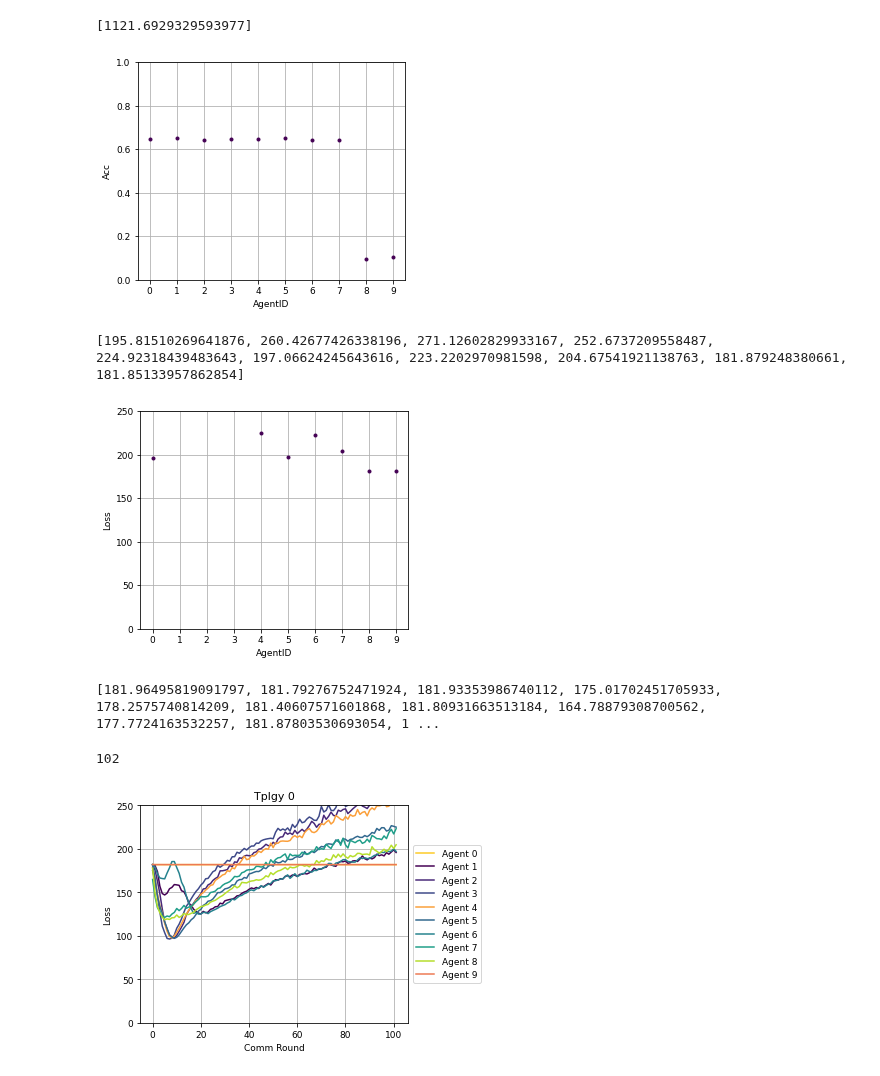
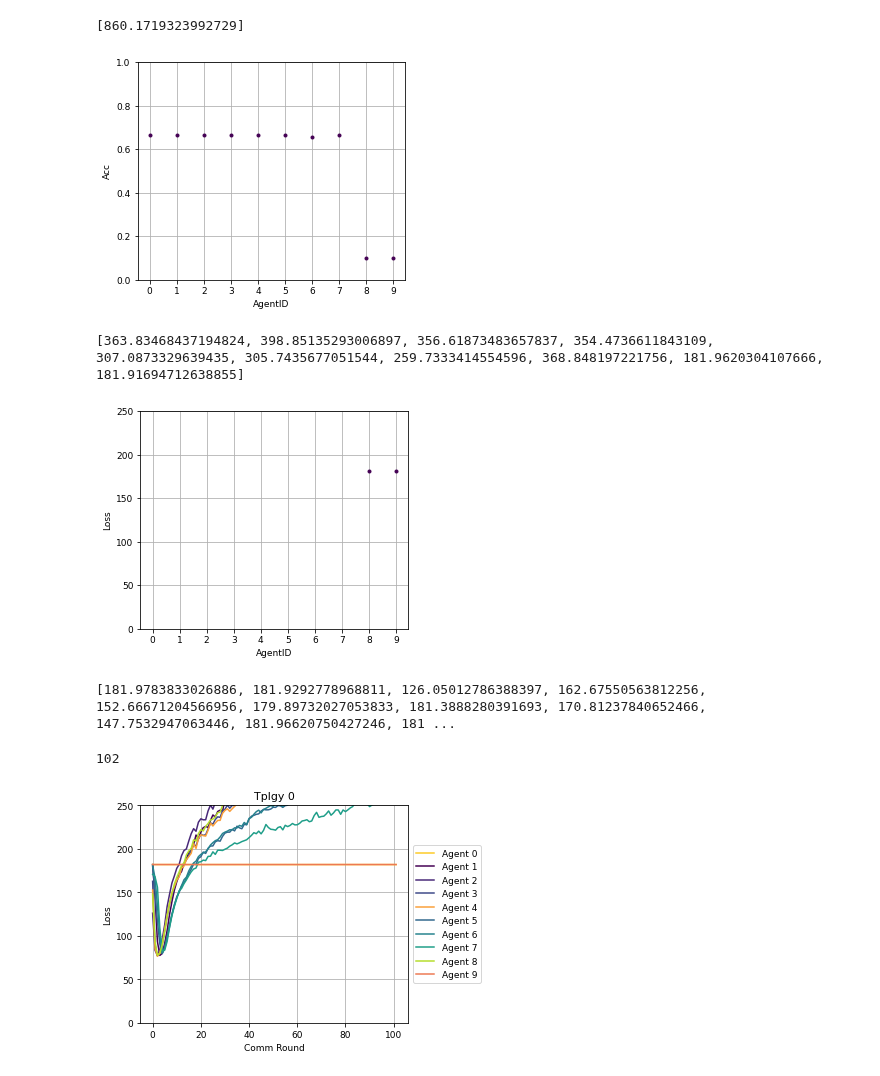
Before and after one commit to AitorB16/GLow, a Jupyter notebook: visualization/single_visualize_results.ipynb, the cells around one changed output. Cells and saved outputs as stored; diff of their text form; code cells hidden in the pictures.

```diff
--- a/visualization/single_visualize_results.ipynb
+++ b/visualization/single_visualize_results.ipynb
@@ -6,11 +6,11 @@ from pathlib import Path
 import matplotlib.pyplot as plt
 from matplotlib import cm
 # %%
-run_name = '01234567_2'
+run_name = '01234567_4'
 #seed = '1999'
-save_path = '../plots/NIID/dirichlet_1/'
+save_path = '../plots/NIID/dirichlet_04/double_ring/'
 #file_path = 'outputs/no_pretrain/' + 'seed_' + seed + '/' + run_name #NEED TO READ ALL FILES
-root = '../outputs/NIID/dirichlet_1/'
+root = '../outputs/NIID/dirichlet_04/double_ring/'
 file_path = root + run_name
 num_agents = 10
 # %%
@@ -53,7 +53,7 @@ for tplgy in raw_tplgys:
     exec_times.append(float(tplgy[-1].split(' ')[1])/60)
 print(exec_times)
 # %% [output]
-[1121.6929329593977]
+[860.1719323992729]
 # %%
 # fig, axs = plt.subplots(3, 2)
 # axs[0, 0].plot(tplgy_ID[0], acc[0], '.')
@@ -99,7 +99,7 @@ ax.set_position([box.x0, box.y0, box.width * 0.8, box.height])
 #lgd = ax.legend(['Tplgy 0', 'Tplgy 2', 'Tplgy 4', 'Tplgy 6', 'Tplgy 7'], loc='upper center',shadow=True, bbox_to_anchor=(0.5, -0.15), ncol = 5, fancybox= True)
 plt.savefig(save_path+run_name+'_summarized_acc.pdf')#, bbox_extra_artists=(lgd,), bbox_inches='tight')
 # %% [output]
-[figure, old version]
+[figure, new version]
 # %%
 # fig, axs = plt.subplots(3, 2)
 # axs[0, 0].plot(tplgy_ID[0], loss[0], '.')
@@ -129,29 +129,31 @@ plt.savefig(save_path+run_name+'_summarized_acc.pdf')#, bbox_extra_artists=(lgd,
 # %%
 print(loss)
 # %% [output]
-[195.81510269641876, 260.42677426338196, 271.12602829933167, 252.6737209558487, 224.92318439483643, 197.06624245643616, 223.2202970981598, 204.67541921138763, 181.879248380661, 181.85133957862854]
+[363.83468437194824, 398.85135293006897, 356.61873483657837, 354.4736611843109, 307.0873329639435, 305.7435677051544, 259.7333414554596, 368.848197221756, 181.9620304107666, 181.91694712638855]
 # %%
 font = {'size': 9}
 plt.rc('font', **font)
 viridis = cm.get_cmap('viridis', 5)
 plt.plot(tplgy_ID, loss, '.', color=viridis(0))
 x = np.arange(0, num_agents, 1)
 plt.xticks(x)
-plt.ylim(0, 250)
+plt.ylim(0, 250)pool_ID: 8 neighbours: [8] loss: 182.0066704750061 acc: 0.0942
+pool_ID: 9 neighbours: [9] loss: 181.88774180412292 acc: 0.1102
+
 #plt.title("Tplgy 0", fontsize=9)
 plt.xlabel('AgentID')
 plt.ylabel('Loss')
 plt.grid()
 
 ax = plt.gca()
 box = ax.get_position()
 ax.set_position([box.x0, box.y0, box.width * 0.8, box.height])
 
 #lgd = ax.legend(['Tplgy 0', 'Tplgy 2', 'Tplgy 4', 'Tplgy 6', 'Tplgy 7'], loc='upper center', shadow = True, bbox_to_anchor=(0.5, -0.15), ncol = 5, fancybox= True)
 
 plt.savefig(save_path+run_name+'_summarized_loss.pdf')#, bbox_extra_artists=(lgd,), bbox_inches='tight')
 # %% [output]
-[figure, old version]
+[figure, new version]
 # %%
 #VISUALIZE LOSSES PER TOPOLOGY AND AGENT
 loss_per_tplgy = []
@@ -163,7 +165,7 @@ for i in range(1,num_rounds+1):
 # %%
 print(loss_per_tplgy)
 # %% [output]
-[181.96495819091797, 181.79276752471924, 181.93353986740112, 175.01702451705933, 178.2575740814209, 181.40607571601868, 181.80931663513184, 164.78879308700562, 177.7724163532257, 181.87803530693054, 1 ...
+[181.9783833026886, 181.9292778968811, 126.05012786388397, 162.67550563812256, 152.66671204566956, 179.89732027053833, 181.3888280391693, 170.81237840652466, 147.7532947063446, 181.96620750427246, 181 ...
 # %%
 #VISUALIZE LOSSES PER TOPOLOGY AND AGENT
 loss_per_tplgy_by_agent = []
@@ -209,7 +211,7 @@ for i in range(1):
     plt.savefig(save_path + run_name+'_raw_summarized_loss.pdf')
     plt.show()
 # %% [output]
-[figure, old version]
+[figure, new version]
 # %%
 # font = {'size': 5}
 # plt.rc('font', **font)
```
Also changed, not shown: parts of 1 cell of this notebook, 2 other files.
